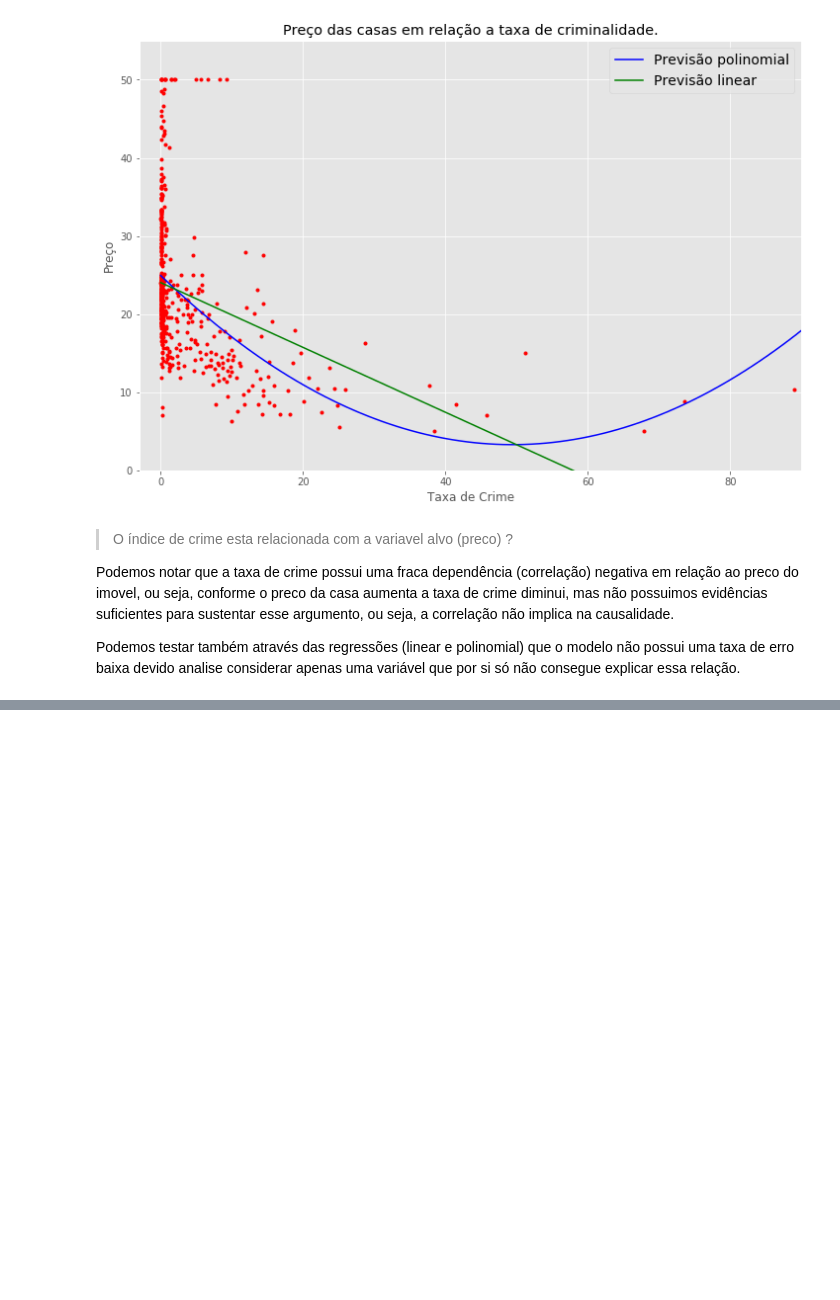
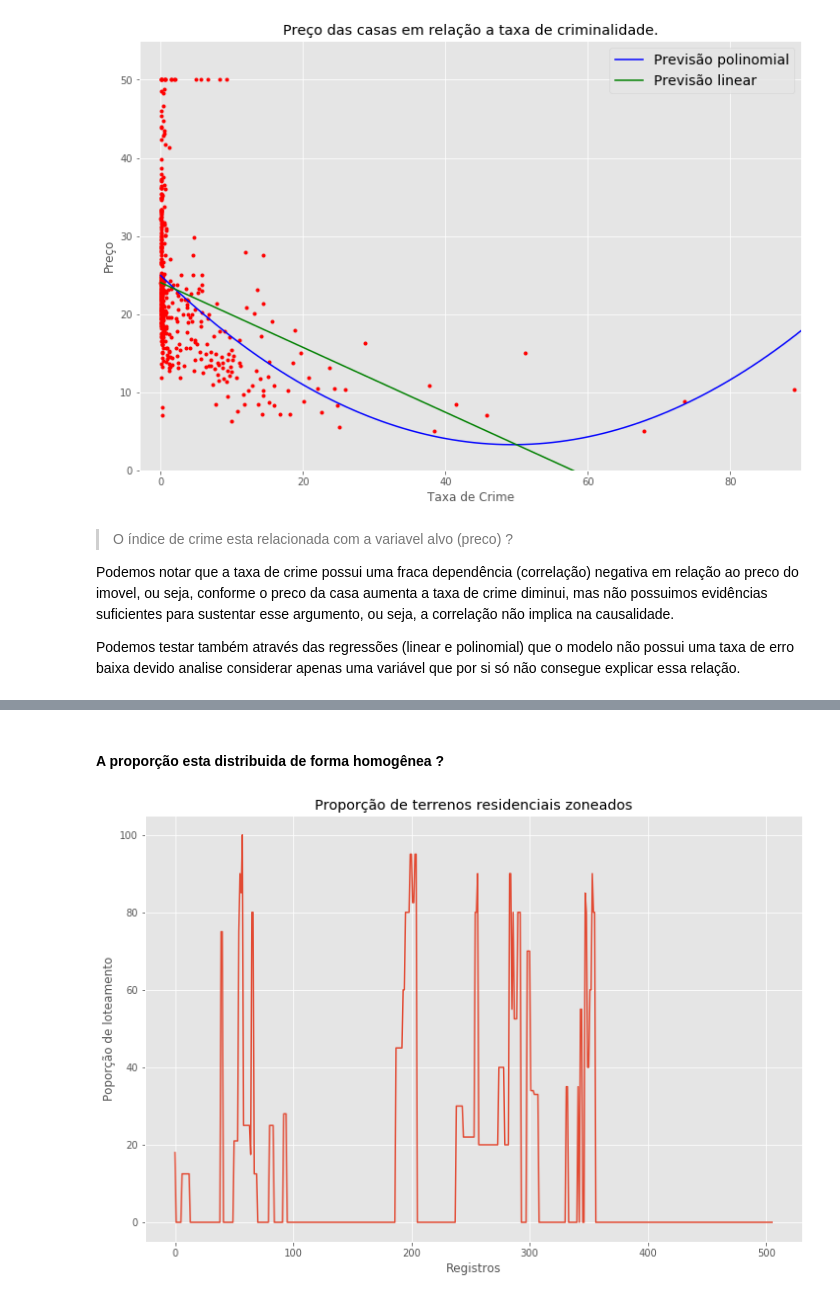
Before and after one commit to Angelicogfa/PortifolioDataScience, a Jupyter notebook: Classificação/Imoveis/Imoveis.ipynb, the cells around one changed output, grey strips where cells are left out. Cells and saved outputs as stored; diff of their text form; code cells hidden in the pictures; blank space fills up the shorter version.

Commit message:
inclusao de analise de terrenos residenciais zoneados

```diff
--- a/Classificação/Imoveis/Imoveis.ipynb
+++ b/Classificação/Imoveis/Imoveis.ipynb
@@ -235,0 +242,10 @@ Podemos testar também através das regressões (linear e polinomial) que o mode
+# %% [markdown]
+#### A proporção esta distribuida de forma homogênea ?
+# %%
+plt.title('Proporção de terrenos residenciais zoneados')
+plt.plot(df['ProporcaoTerrenosResidZoneados'])
+plt.xlabel('Registros')
+plt.ylabel('Poporção de loteamento')
+plt.show()
+# %% [output]
+[figure, added]
```
Also changed, not shown: parts of 6 cells of this notebook.
